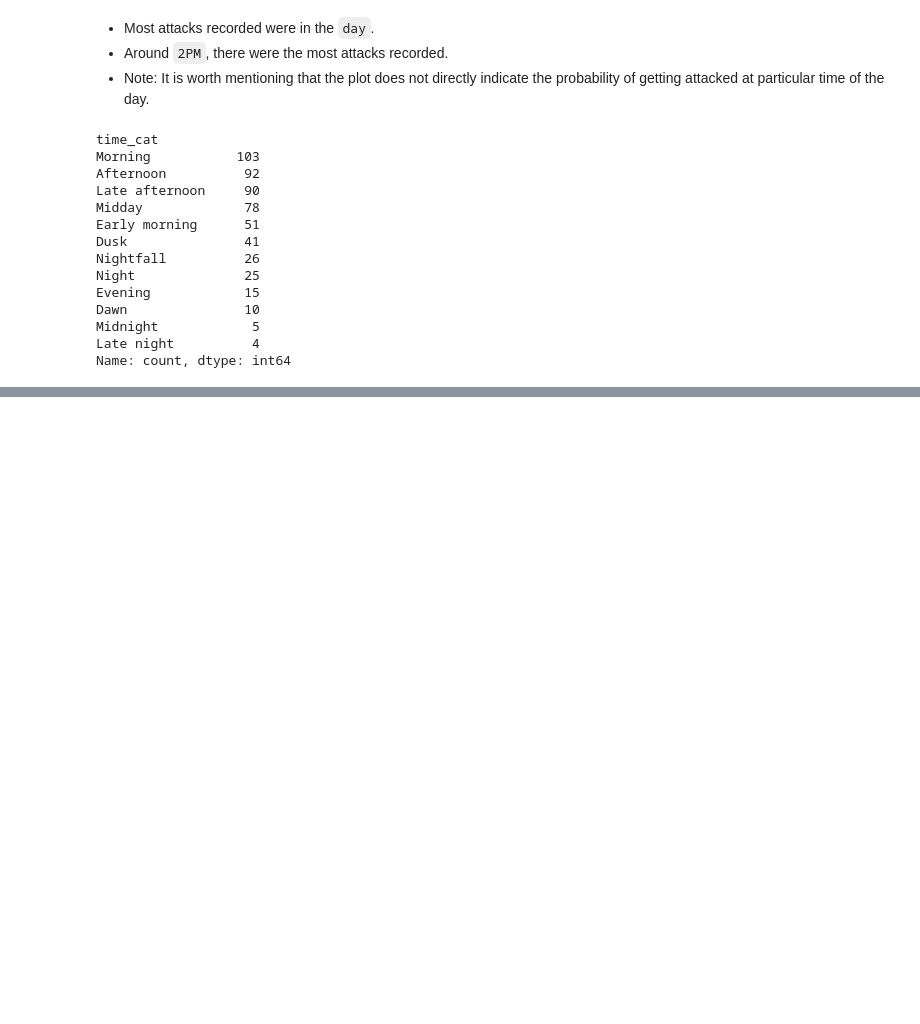
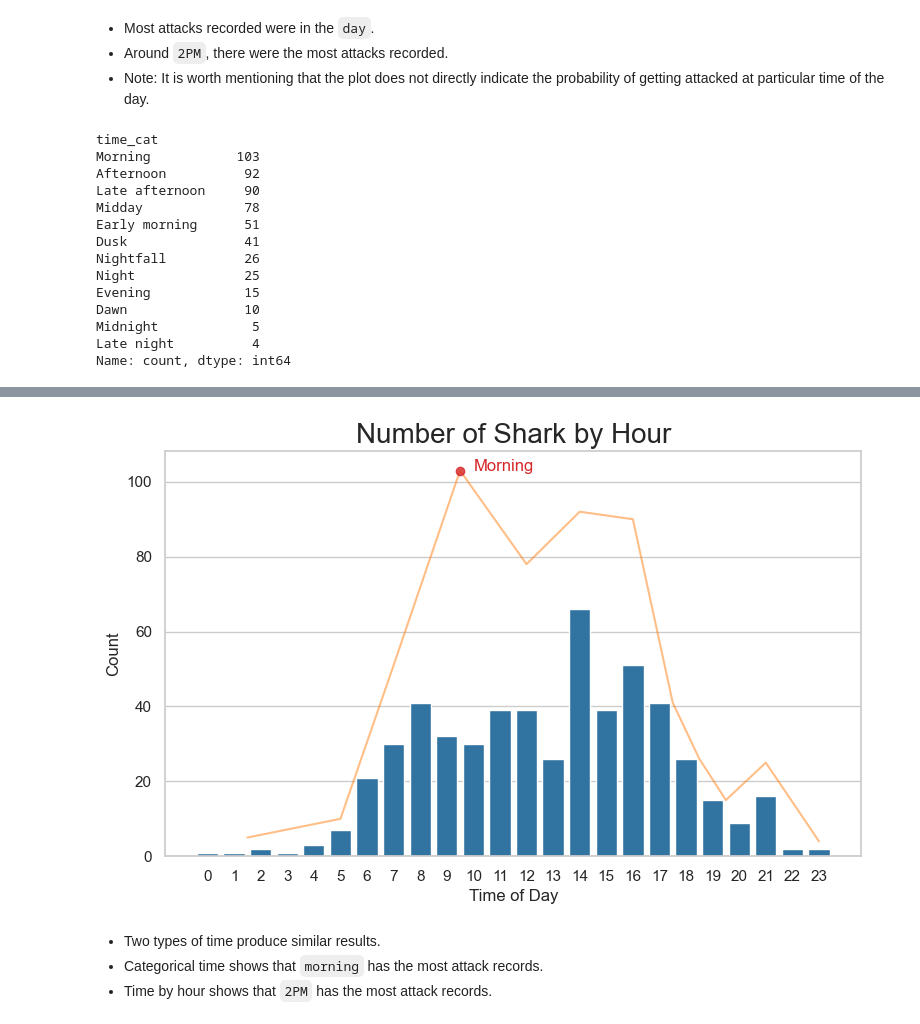
Before and after one commit to moscmh/shark, a Jupyter notebook: shark.ipynb, the cells around one changed output, grey strips where cells are left out. Cells and saved outputs as stored; diff of their text form; code cells hidden in the pictures; blank space fills up the shorter version.

```diff
--- a/shark.ipynb
+++ b/shark.ipynb
@@ -389,0 +420,5 @@ cat_order = ['Dawn', 'Early morning', 'Morning', 'Midday', 'Afternoon', 'Late af
+# %%
+# To combine two plots
+cat_hr = [1.5, 5, 7, 9.5, 12, 14, 16, 17.5, 18.5, 19.5, 21, 23]
+cat_hr_count = pd.Series(sorted_count, cat_hr) # Combine sorted categories and values
+cat_hr_count
@@ -389,0 +439,21 @@ cat_order = ['Dawn', 'Early morning', 'Morning', 'Midday', 'Afternoon', 'Late af
+# %%
+fig, ax = plt.subplots(figsize=(8,5))
+# Bar plot, line plot, annotate maximum point on line
+sns.barplot(x=hr_count.index, y=hr_count.values, color='tab:blue')
+sns.lineplot(x=cat_hr, y=cat_count.values, markers="o", color='tab:orange', alpha=.5)
+ax.plot(9.5, cat_hr_count.max(), marker="o", color='tab:red', alpha=.8)
+ax.annotate("Morning", xy=(10, cat_hr_count.max()), color='tab:red')
+# Axes labels and title
+plt.title("Number of Shark by Hour", size=20)
+plt.xlabel("Time of Day")
+plt.ylabel("Count")
+# Ticks
+ax.set(xticks=[i for i in range(24)], xticklabels=[i for i in range(24)])
+# Display
+plt.show()
+# %% [output]
+[figure, added]
+# %% [markdown]
+* Two types of time produce similar results.
+* Categorical time shows that `morning` has the most attack records.
+* Time by hour shows that `2PM` has the most attack records.
```
Also changed, not shown: parts of 7 cells of this notebook.
